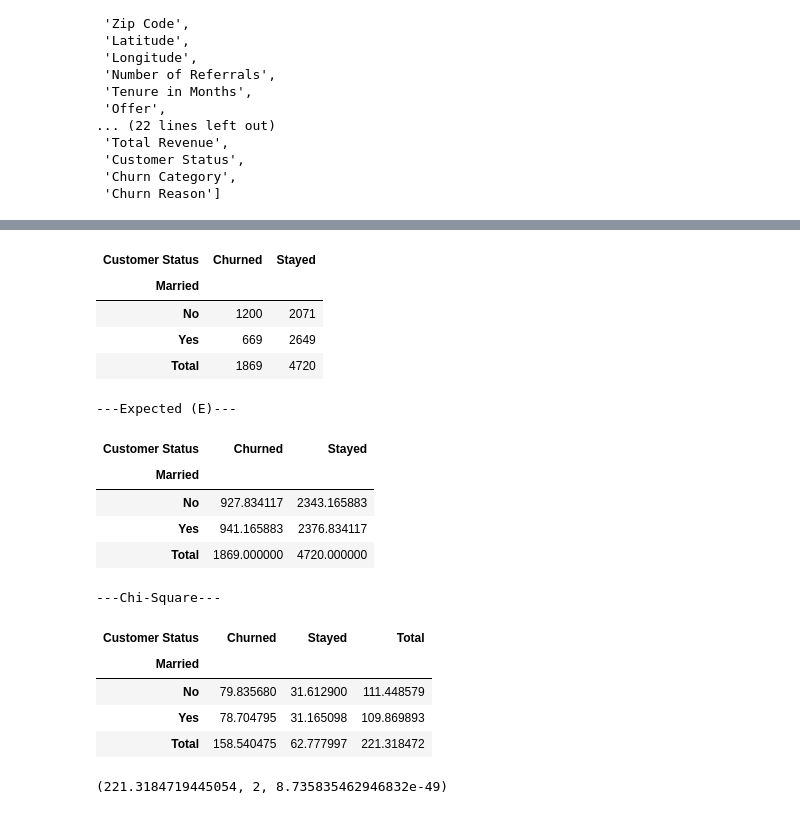
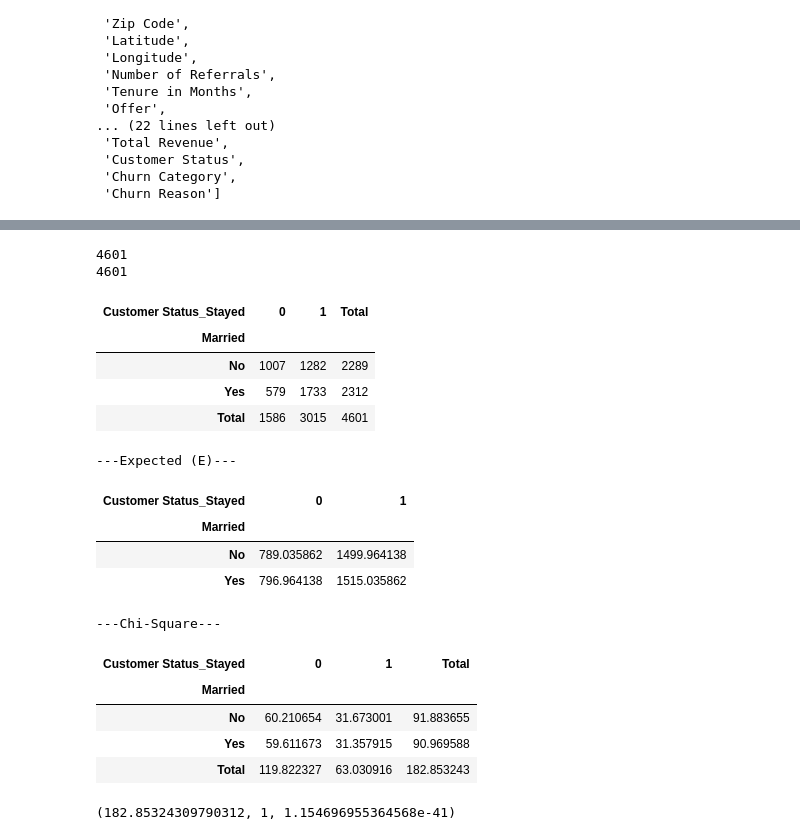
Before and after one commit to Kevin-McConchie/project4fork, a Jupyter notebook: kinlay/knn_model_svm_model.ipynb, the cells around one changed output, grey strips where cells are left out. Cells and saved outputs as stored; diff of their text form; code cells hidden in the pictures.

```diff
--- a/kinlay/knn_model_svm_model.ipynb
+++ b/kinlay/knn_model_svm_model.ipynb
@@ -7,6 +14,6 @@ import seaborn as sn
 # %%
 # read csv file into df
-churn_raw_df = pd.read_csv('Resources/telecom_customer_churn.csv')
+churn_raw_df = pd.read_csv('../Resources/telecom_customer_churn.csv')
 churn_raw_df.head()
 
-churn_raw_df["Churn Category"].value_counts()
+target_names = ['Stayed', 'Churned']
@@ -51,0 +40,19 @@ plt.show()
+# %%
+# Pre-processing of numerical variables for feature selection
+
+# Prepare the data:
+selection_data_raw = churn_raw_df.loc[(churn_raw_df['Customer Status'] == 'Stayed') | (churn_raw_df['Customer Status'] == 'Churned'), ['Customer ID', 'Age', 'Number of Dependents', 'Number of Referrals',
+    'Tenure in Months', 'Avg Monthly Long Distance Charges', 'Avg Monthly GB Download', 'Monthly Charge', 'Total Charges', 'Total Long Distance Charges', 'Total Revenue', 'Customer Status']].dropna()
+selection_data = pd.get_dummies(selection_data_raw, columns=['Customer Status'])
+selection_data = selection_data.drop(columns='Customer Status_Churned')
+
+# Numerical values of interest:
+feature_selection = selection_data[['Age', 'Number of Dependents', 'Number of Referrals', 'Tenure in Months', 'Avg Monthly Long Distance Charges', 'Avg Monthly GB Download', 'Monthly Charge', 'Total Charges',
+    'Total Long Distance Charges', 'Total Revenue']]
+
+# Convert y to 1D array for feature selection:
+y_column = selection_data[['Customer Status_Stayed']]
+y_selection = np.ravel(y_column)
+
+# view dataframe:
+selection_data
@@ -71,15 +328,27 @@ sex_churn
 # %%
 # How marriage status (feature) is related to customer status (target)
-marriage_df = churn_raw_df.loc[(churn_raw_df["Customer Status"] == "Stayed") | (churn_raw_df["Customer Status"] == "Churned"), ["Married", "Customer Status"]]
+marriage_df_complete = churn_raw_df.loc[(churn_raw_df['Customer Status'] == 'Stayed') | (churn_raw_df['Customer Status'] == 'Churned'), ['Customer ID', 'Married']]
+
+# merge data where sex_churn_df['Customer ID']=selection_data_raw['Customer ID']
+marriage_df_merge = pd.merge(selection_data, marriage_df_complete, on=['Customer ID'])
+print(len(selection_data))
+print(len(marriage_df_merge))
 
 # Marriage vs Churn Contingency Table
-    # Frequency Distribution of marital status and customer status
-marriage_churn = marriage_df.groupby(["Married", "Customer Status"])["Customer Status"].count().unstack()
-marriage_churn.loc['Total']= marriage_churn.sum(numeric_only=True, axis=0)
-marriage_churn
+# Frequency Distribution of marital status and customer status
+marriage_churn = marriage_df_merge.groupby(['Married', 'Customer Status_Stayed'])['Married'].count().unstack()
+
+# Contingency table with totals
+marriage_churn_totals = marriage_churn.copy()
+marriage_churn_totals.loc['Total']= marriage_churn_totals.sum(numeric_only=True, axis=0)
+marriage_churn_totals.loc[:,'Total'] = marriage_churn_totals.sum(numeric_only=True, axis=1)
+
+marriage_churn_totals
 # %% [output]
+4601
+4601
-| Customer Status | Churned | Stayed |
-| Married |  |  |
-| No | 1200 | 2071 |
-| Yes | 669 | 2649 |
-| Total | 1869 | 4720 |
+| Customer Status_Stayed | 0 | 1 | Total |
+| Married |  |  |  |
+| No | 1007 | 1282 | 2289 |
+| Yes | 579 | 1733 | 2312 |
+| Total | 1586 | 3015 | 4601 |
@@ -120,20 +355,23 @@ def chi2_function(contingency_table, col1, col2):
 # %%
+# Null Hypothesis: Marriage status and customer status are independent (uncorrelated)
+
+# Alternate Hypothesis: Marriage status and customer status are dependent (correlated)
+
 # Call chi2_function:
-chi2_function(marriage_churn, marriage_df["Married"], marriage_df["Customer Status"])
+chi2_function(marriage_churn)
 
 # Interpretation:
 # P > 0.05, Marriage status and customer status are independent (uncorrelated).
 # %% [output]
 ---Expected (E)---
-| Customer Status | Churned | Stayed |
+| Customer Status_Stayed | 0 | 1 |
 | Married |  |  |
-| No | 927.834117 | 2343.165883 |
-| Yes | 941.165883 | 2376.834117 |
-| Total | 1869.000000 | 4720.000000 |
+| No | 789.035862 | 1499.964138 |
+| Yes | 796.964138 | 1515.035862 |
 ---Chi-Square---
-| Customer Status | Churned | Stayed | Total |
+| Customer Status_Stayed | 0 | 1 | Total |
 | Married |  |  |  |
-| No | 79.835680 | 31.612900 | 111.448579 |
-| Yes | 78.704795 | 31.165098 | 109.869893 |
-| Total | 158.540475 | 62.777997 | 221.318472 |
+| No | 60.210654 | 31.673001 | 91.883655 |
+| Yes | 59.611673 | 31.357915 | 90.969588 |
+| Total | 119.822327 | 63.030916 | 182.853243 |
-(221.3184719445054, 2, 8.735835462946832e-49)
+(182.85324309790312, 1, 1.154696955364568e-41)
```
Also changed, not shown: parts of 31 cells of this notebook, 1 other file.
